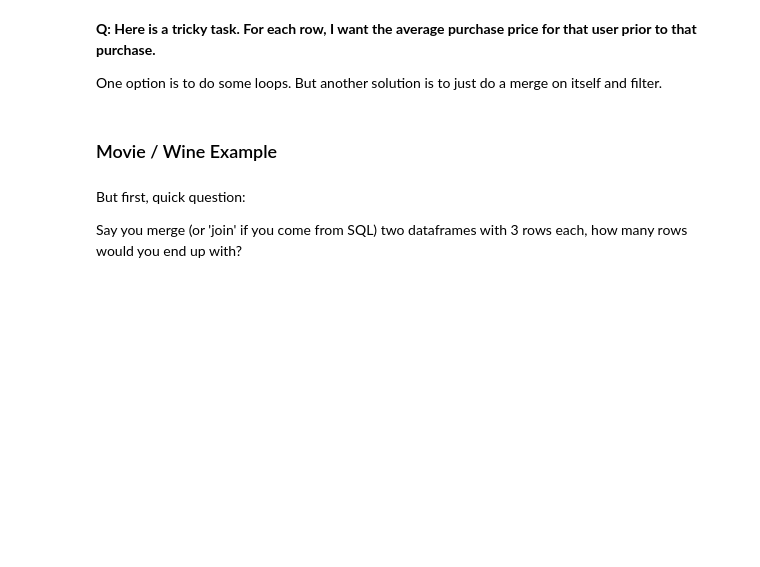
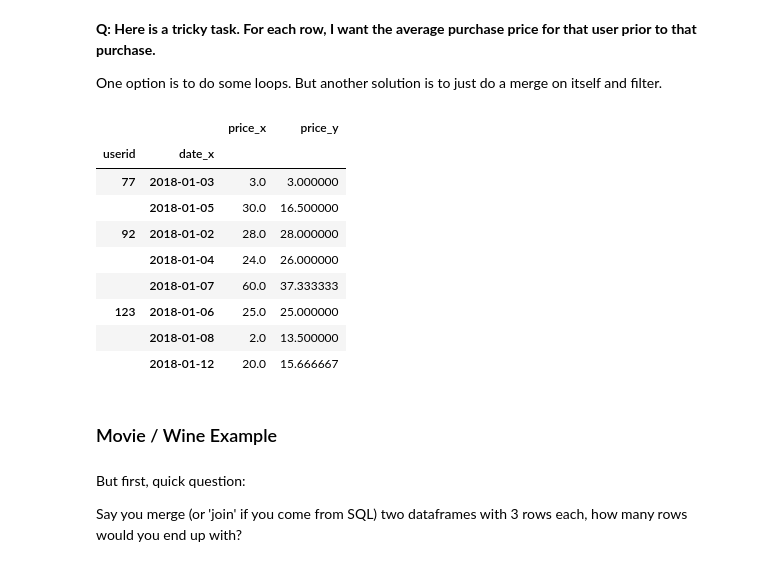
Before and after one commit to ringoshin/dsp, a Jupyter notebook: lessons/pandas_intro/pandas-exercise.ipynb, the cells around one changed output. Drawn from its saved outputs; the diff is of its cells as text; code cells hidden in the pictures; blank space fills up the shorter version.

```diff
--- a/lessons/pandas_intro/pandas-exercise.ipynb
+++ b/lessons/pandas_intro/pandas-exercise.ipynb
@@ -135,6 +202,26 @@ df
 **Q: Here is a tricky task. For each row, I want the average purchase price for that user prior to that purchase.**
 
 One option is to do some loops. But another solution is to just do a merge on itself and filter.
+# %%
+df_sorted = df.sort_values(['userid','date']).drop(['product','website'],axis=1)
+df_merged = pd.merge(df_sorted,df_sorted, on=['userid'])
+date_max_per_userprice=df_merged['date_y'] <= df_merged['date_x']
+
+def avg_prev_price(series):
+    return(sum(series))
+#df_merged[date_max_per_userprice].groupby(['userid','date_x']).agg({'price_y': [avg_prev_price]})
+df_merged[date_max_per_userprice].groupby(['userid','date_x']).mean()
+# %% [output]
+|  |  | price_x | price_y |
+| userid | date_x |  |  |
+| 77 | 2018-01-03 | 3.0 | 3.000000 |
+|  | 2018-01-05 | 30.0 | 16.500000 |
+| 92 | 2018-01-02 | 28.0 | 28.000000 |
+|  | 2018-01-04 | 24.0 | 26.000000 |
+|  | 2018-01-07 | 60.0 | 37.333333 |
+| 123 | 2018-01-06 | 25.0 | 25.000000 |
+|  | 2018-01-08 | 2.0 | 13.500000 |
+|  | 2018-01-12 | 20.0 | 15.666667 |
 # %% [markdown]
 ### Movie / Wine Example
 # %% [markdown]
```
Also changed, not shown: parts of 31 cells of this notebook, 1 other file.
